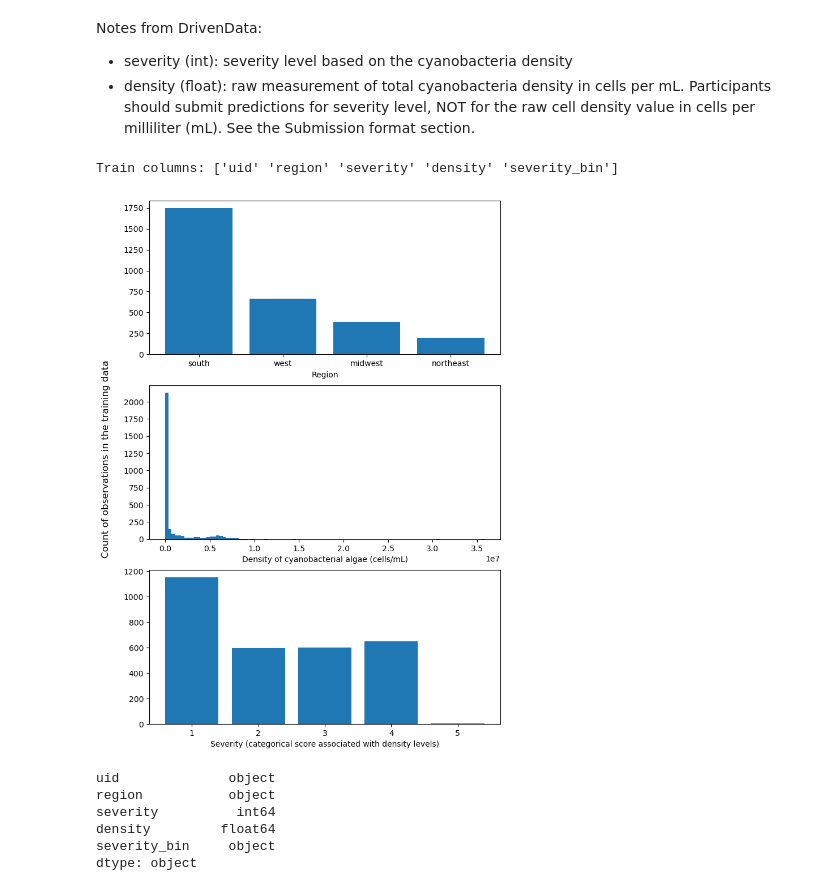
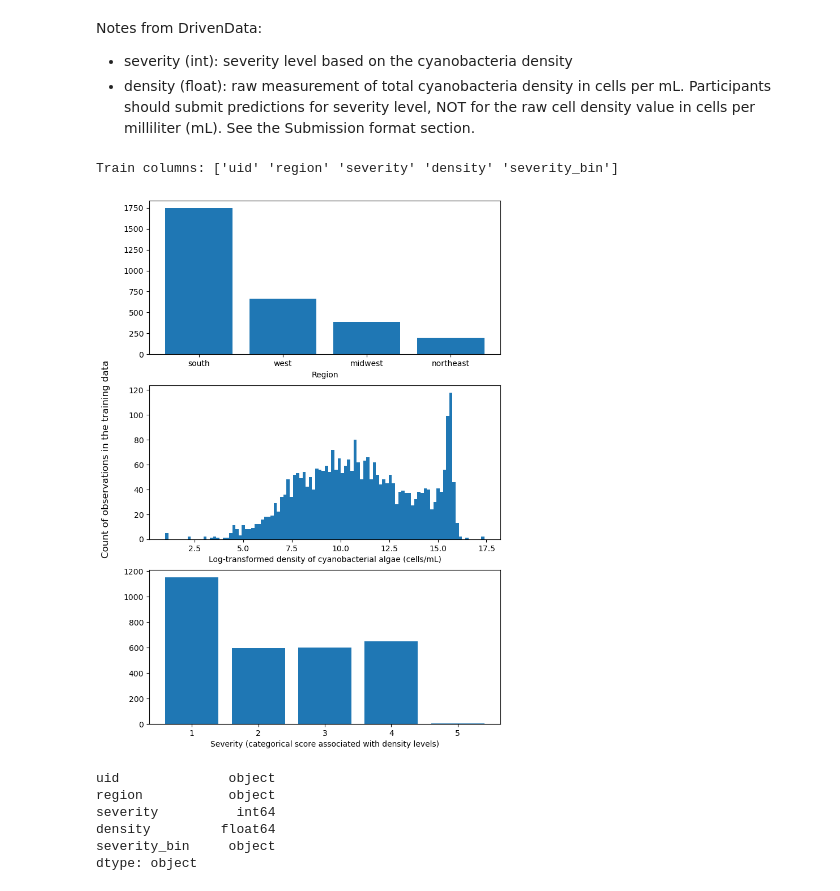
Before and after one commit to jennahgosciak/algaebloom, a Jupyter notebook: rds_draft_report_FINAL.ipynb, the cells around one changed output. Drawn from its saved outputs; the diff is of its cells as text; code cells hidden in the pictures.

```diff
--- a/rds_draft_report_FINAL.ipynb
+++ b/rds_draft_report_FINAL.ipynb
@@ -124,20 +123,20 @@ Notes from DrivenData:
 # %%
 #Figure 2: Value distributions of input features from training labels
 print("Train columns:", train.columns.values)
 fig, axs = plt.subplots(3,1, figsize=(8,12))
 axs[0].bar(train['region'].value_counts().index,
            train['region'].value_counts())
 axs[2].bar(train['severity'].value_counts().index,
             train['severity'].value_counts())
-axs[1].hist(train['density'], bins=100)
+axs[1].hist(np.where(train['density'] > 0, np.log(train['density']),1), bins=100)
 axs[0].set_xlabel('Region')
 axs[2].set_xlabel('Severity (categorical score associated with density levels)')
-axs[1].set_xlabel('Density of cyanobacterial algae (cells/mL)')
+axs[1].set_xlabel('Log-transformed density of cyanobacterial algae (cells/mL)')
 fig.supylabel('Count of observations in the training data')
 plt.savefig('./plots/train_labels_hist.pdf')
 # %% [output]
 Train columns: ['uid' 'region' 'severity' 'density' 'severity_bin']
-[figure, old version]
+[figure, new version]
 # %%
 #training data types
 train.dtypes
```
Also changed, not shown: parts of 35 cells of this notebook, 2 other files.
